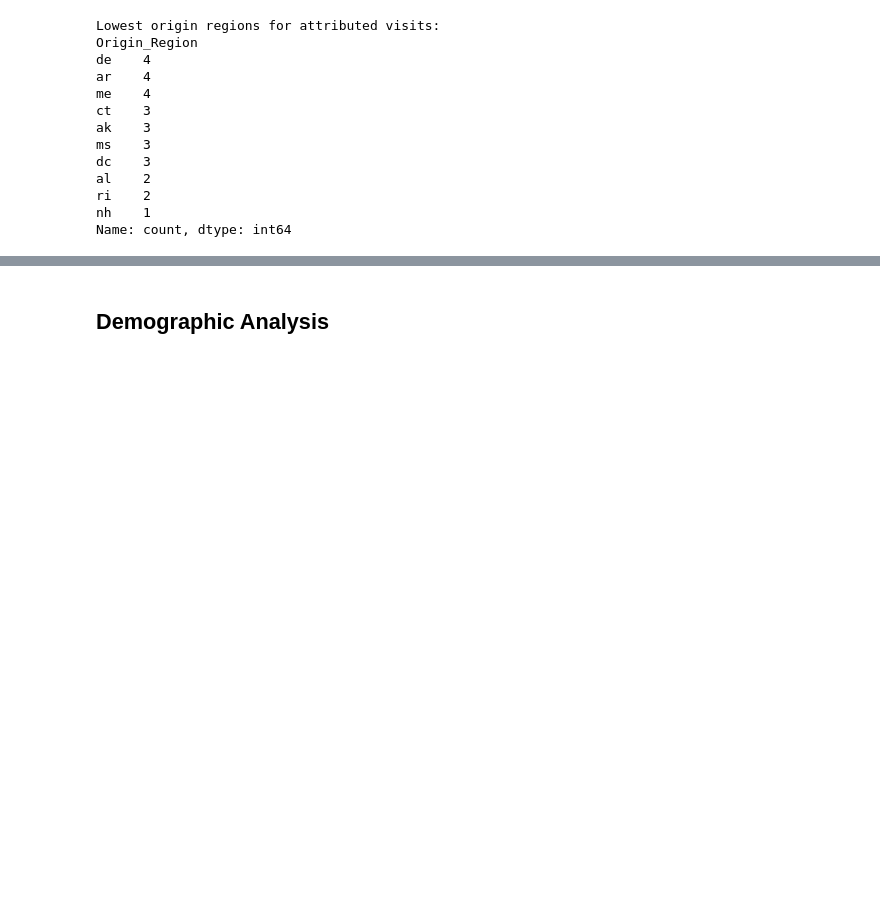
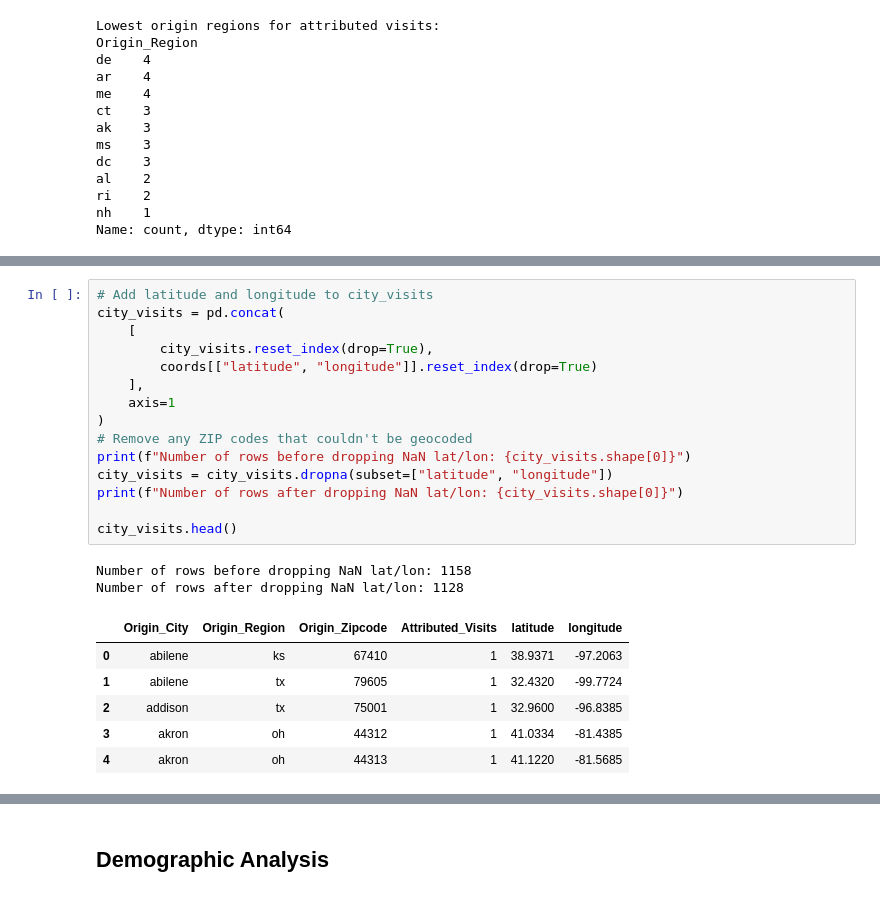
Before and after one commit to EzraGoldberg/portfolio-projects, a Jupyter notebook: 2. Tech Interview Prep/Weather Adtech Data Science/notebooks/Case_Study.ipynb, the cells around one changed output, grey strips where cells are left out. Drawn from its saved outputs; the diff is of its cells as text; blank space fills up the shorter version.

```diff
--- a/2. Tech Interview Prep/Weather Adtech Data Science/notebooks/Case_Study.ipynb
+++ b/2. Tech Interview Prep/Weather Adtech Data Science/notebooks/Case_Study.ipynb
@@ -975,0 +1026,24 @@ Name: count, dtype: int64
+# %%
+# Add latitude and longitude to city_visits
+city_visits = pd.concat(
+    [
+        city_visits.reset_index(drop=True),
+        coords[["latitude", "longitude"]].reset_index(drop=True)
+    ],
+    axis=1
+)
+# Remove any ZIP codes that couldn't be geocoded
+print(f"Number of rows before dropping NaN lat/lon: {city_visits.shape[0]}")
+city_visits = city_visits.dropna(subset=["latitude", "longitude"])
+print(f"Number of rows after dropping NaN lat/lon: {city_visits.shape[0]}")
+
+city_visits.head()
+# %% [output]
+Number of rows before dropping NaN lat/lon: 1158
+Number of rows after dropping NaN lat/lon: 1128
+|  | Origin_City | Origin_Region | Origin_Zipcode | Attributed_Visits | latitude | longitude |
+| 0 | abilene | ks | 67410 | 1 | 38.9371 | -97.2063 |
+| 1 | abilene | tx | 79605 | 1 | 32.4320 | -99.7724 |
+| 2 | addison | tx | 75001 | 1 | 32.9600 | -96.8385 |
+| 3 | akron | oh | 44312 | 1 | 41.0334 | -81.4385 |
+| 4 | akron | oh | 44313 | 1 | 41.1220 | -81.5685 |
```
Also changed, not shown: parts of 10 cells of this notebook, 5 other files.
